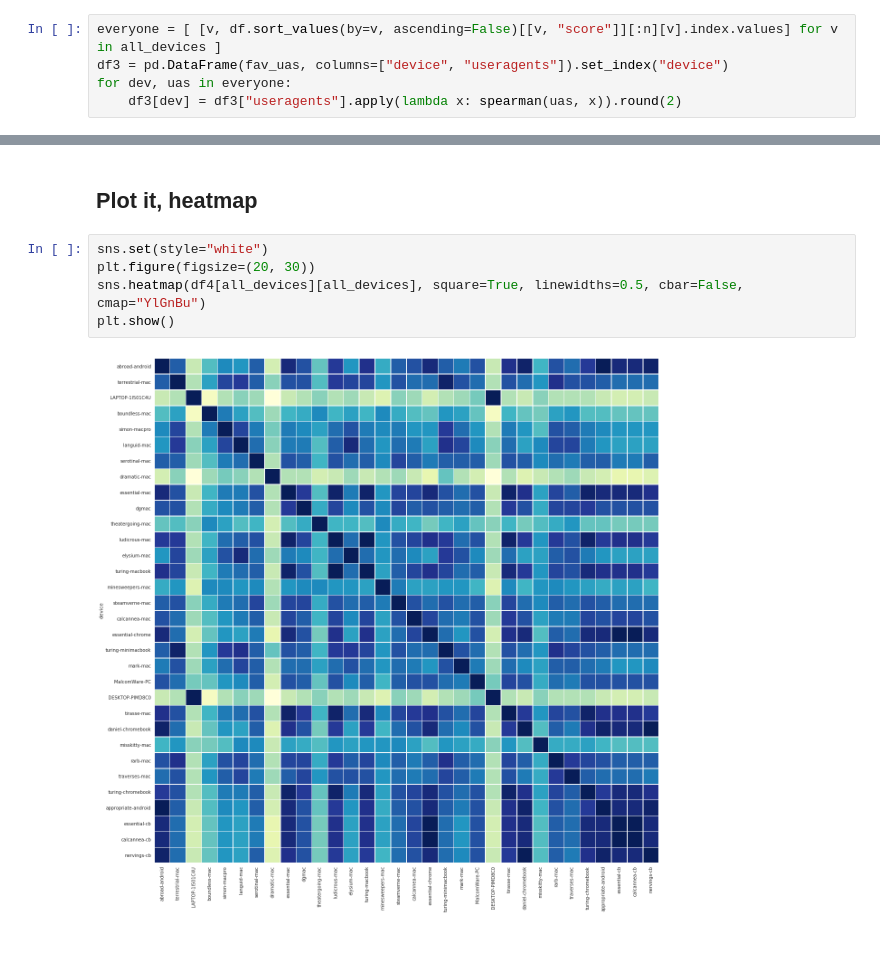
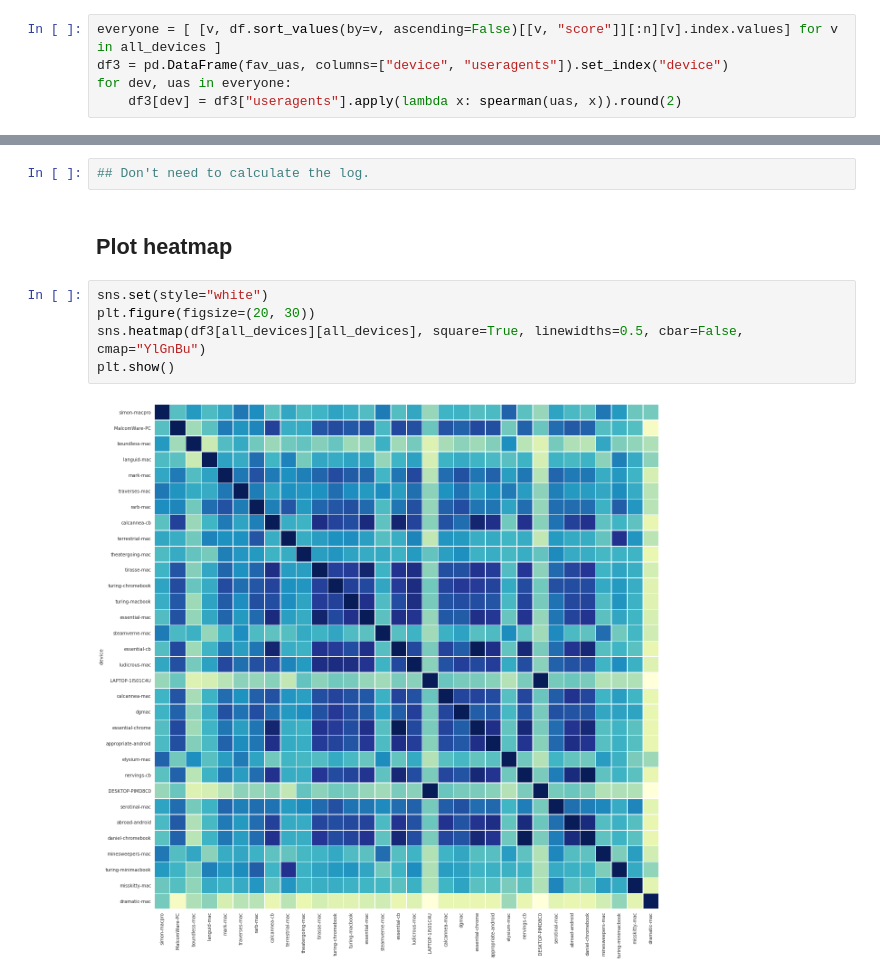
Before and after one commit to careytews/threat-graph-utils, a Jupyter notebook: user-agent-rank-correlation.ipynb, the cells around one changed output, grey strips where cells are left out. Cells and saved outputs as stored; diff of their text form; blank space fills up the shorter version.

```diff
--- a/user-agent-rank-correlation.ipynb
+++ b/user-agent-rank-correlation.ipynb
@@ -282,9 +255,11 @@ df4
+# %%
+## Don't need to calculate the log.
 # %% [markdown]
-## Plot it, heatmap
+## Plot heatmap
 # %%
 sns.set(style="white")
 plt.figure(figsize=(20, 30))
-sns.heatmap(df4[all_devices][all_devices], square=True, linewidths=0.5, cbar=False, cmap="YlGnBu")
+sns.heatmap(df3[all_devices][all_devices], square=True, linewidths=0.5, cbar=False, cmap="YlGnBu")
 plt.show()
 # %% [output]
-[figure, old version]
+[figure, new version]
```
Also changed, not shown: parts of 7 cells of this notebook, 1 other file.
